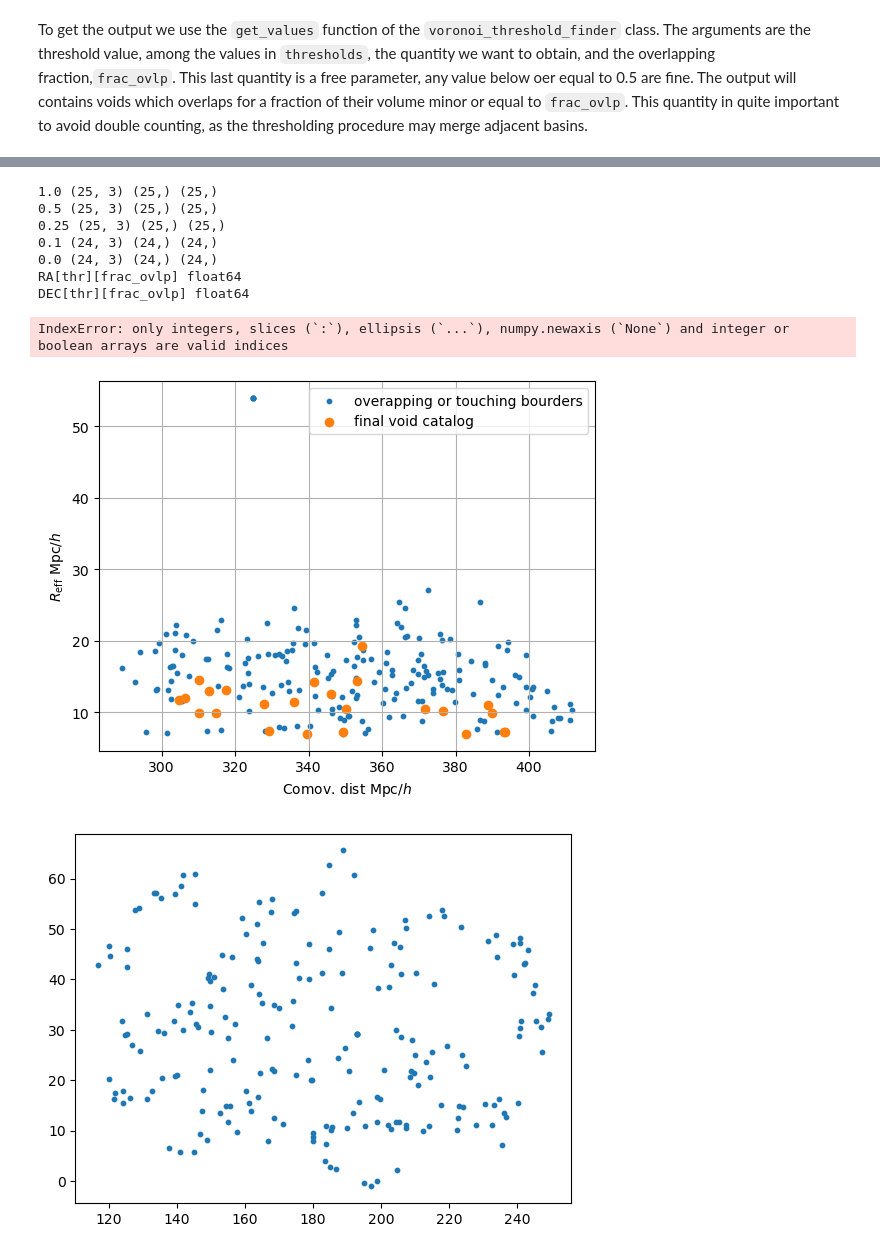
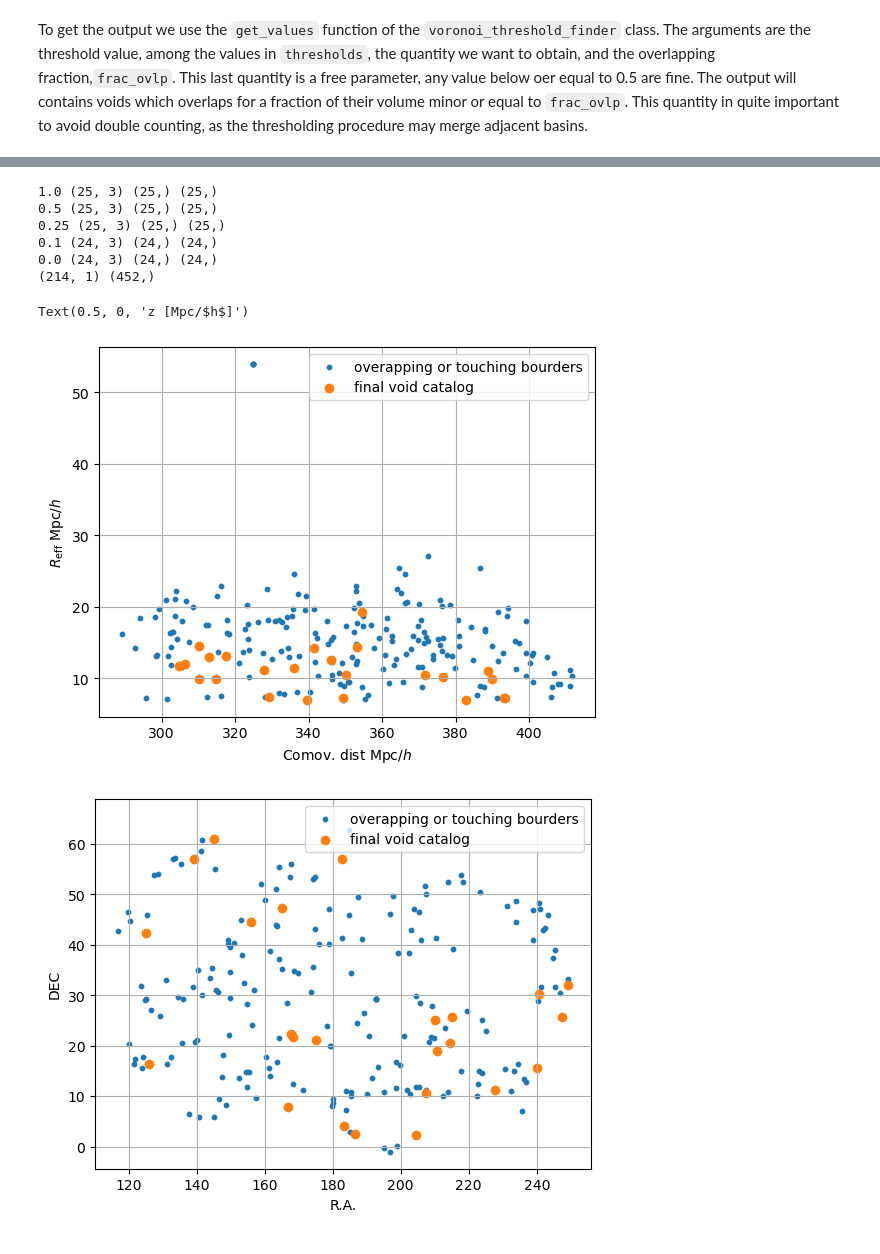
Before and after one commit to Giovanni-Verza/Voronoi_postprocess, a Jupyter notebook: example/example_class.ipynb, the cells around one changed output, grey strips where cells are left out. Cells and saved outputs as stored; diff of their text form; code cells hidden in the pictures.

```diff
--- a/example/example_class.ipynb
+++ b/example/example_class.ipynb
@@ -128,13 +132,16 @@ ith = 0
 comov_dist = dict()
 RA = dict()
 DEC = dict()
+volume = dict()
 for frac_ovlp in [1.,0.5,0.25,0.1,0.]:
     comov_dist[thr] = dict()
     RA[thr] = dict()
     DEC[thr] = dict()
+    volume[thr] = dict()
 
     xyz[thr][frac_ovlp] = th_voids.get_values(thr,'xyz',frac_ovlp)
     radius[thr][frac_ovlp] = th_voids.get_values(thr,'radius',frac_ovlp)
+    volume[thr][frac_ovlp] = th_voids.get_values(thr,'volume',frac_ovlp)
     RA[thr][frac_ovlp] = th_voids.get_values(thr,'RA',frac_ovlp)
     DEC[thr][frac_ovlp] = th_voids.get_values(thr,'DEC',frac_ovlp)
     z_voids[thr][frac_ovlp] = th_voids.get_values(thr,'redshift',frac_ovlp)
@@ -142,7 +149,7 @@ for frac_ovlp in [1.,0.5,0.25,0.1,0.]:
     print(frac_ovlp,xyz[thr][frac_ovlp].shape,radius[thr][frac_ovlp].shape,z_voids[thr][frac_ovlp].shape)
 dist_all, RA_all, DEC_all = from_XYZ_to_rRAdec(th_voids.Xcm[:,ith,0],th_voids.Xcm[:,ith,1],th_voids.Xcm[:,ith,2])
 
-barycenter,Reff_vide,redshift_vds,voidID,RA,DEC,coreID,core_dens,core_pos,RAcore,DECcore,redshift_core = vide_voids_cat(vide_path,'example_observation',
+barycenter,Reff_vide,redshift_vds,voidID,RAvide,DEC_vide,coreID,core_dens,core_pos,RAcore,DECcore,redshift_core = vide_voids_cat(vide_path,'example_observation',
     values_out=['barycenter','radius','redshift','voidID','RA','DEC','core_ID','core_dens','core_pos','RAcore','DECcore','redshift_core'],as_dict=False)
 fig = plt.figure()
 #plt.scatter(dist_z.get_dist(redshift_vds),Reff_vide)
@@ -159,45 +166,44 @@ plt.ylabel('$R_{\\rm eff}$ Mpc/$h$')
 
 fig = plt.figure()
 plt.scatter(RA_all,DEC_all,label='overapping or touching bourders',s=10)
-print('RA[thr][frac_ovlp]',RA[thr][frac_ovlp])
-print('DEC[thr][frac_ovlp]',DEC[thr][frac_ovlp])
-plt.plot(RA[thr][frac_ovlp],DEC[thr][frac_ovlp]) #,label='final void catalog')#,s=5)
+plt.scatter(RA[thr][frac_ovlp]%360,DEC[thr][frac_ovlp],label='final void catalog')#,s=5)
 plt.legend()
 plt.grid()
 plt.xlabel('R.A.')
 plt.ylabel('DEC')
 
 
 print(th_voids.Vol_interp.shape,Reff_vide.shape)
 
 
 fig = plt.figure(figsize=(12,12))
 ax = dict()
 for i in range(3):
     ax[i] = plt.subplot2grid((2,2), (int(i/2),i%2), rowspan=1, colspan=1)
-    ax[i].scatter(th_voids.Xcm[:,ith,i%3],th_voids.Xcm[:,ith,(i+1)%3],s=(th_voids.Vol_interp[:,ith]* 3. / (4. * np.pi)/3) ** (2./3.),alpha=0.5)
-    ax[i].scatter(xyz[thr][frac_ovlp][:,i%3],xyz[thr][frac_ovlp][:,(i+1)%3],s=5)
+    ax[i].scatter(th_voids.Xcm[:,ith,i%3],th_voids.Xcm[:,ith,(i+1)%3],s=(th_voids.Vol_interp[:,ith]* 3. / (4. * np.pi)/3) ** (2./3.),alpha=0.5,label='overapping or touching bourders')
+    ax[i].scatter(xyz[thr][frac_ovlp][:,i%3],xyz[thr][frac_ovlp][:,(i+1)%3],s=(volume[thr][frac_ovlp]* 3. / (4. * np.pi)/3) ** (2./3.),label='final void catalog')
     ax[i].axis('equal')
-    ax[i].set_xlabel(['x','y','z'][i%3])
-    ax[i].set_ylabel(['x','y','z'][(i+1)%3])
+    ax[i].grid()
+    ax[i].set_xlabel(['x','y','z'][i%3]+' [Mpc/$h$]')
+    ax[i].set_ylabel(['x','y','z'][(i+1)%3]+' [Mpc/$h]$')
+ax[0].legend()
 
 
 fig = plt.figure()
 ax = fig.add_subplot(projection='3d')
 ax.scatter(th_voids.Xcm[:,ith,0],th_voids.Xcm[:,ith,1],th_voids.Xcm[:,ith,2],s=(th_voids.Vol_interp[:,ith]* 3. / (4. * np.pi)/3) ** (2./3.),alpha=0.2)
 ax.scatter(xyz[thr][frac_ovlp][:,0],xyz[thr][frac_ovlp][:,1],xyz[thr][frac_ovlp][:,2])
 ax.axis('equal')
-ax.set_xlabel('X Label')
-ax.set_ylabel('Y Label')
-ax.set_zlabel('Z Label')
+ax.set_xlabel('x [Mpc/$h$]')
+ax.set_ylabel('y [Mpc/$h$]')
+ax.set_zlabel('z [Mpc/$h$]')
 # %% [output]
 1.0 (25, 3) (25,) (25,)
 0.5 (25, 3) (25,) (25,)
 0.25 (25, 3) (25,) (25,)
 0.1 (24, 3) (24,) (24,)
 0.0 (24, 3) (24,) (24,)
-RA[thr][frac_ovlp] float64
-DEC[thr][frac_ovlp] float64
+(214, 1) (452,)
-IndexError: only integers, slices (`:`), ellipsis (`...`), numpy.newaxis (`None`) and integer or boolean arrays are valid indices
+Text(0.5, 0, 'z [Mpc/$h$]')
 [figure]
-[figure, old version]
+[figure, new version]
```
Also changed, not shown: parts of 17 cells of this notebook.
